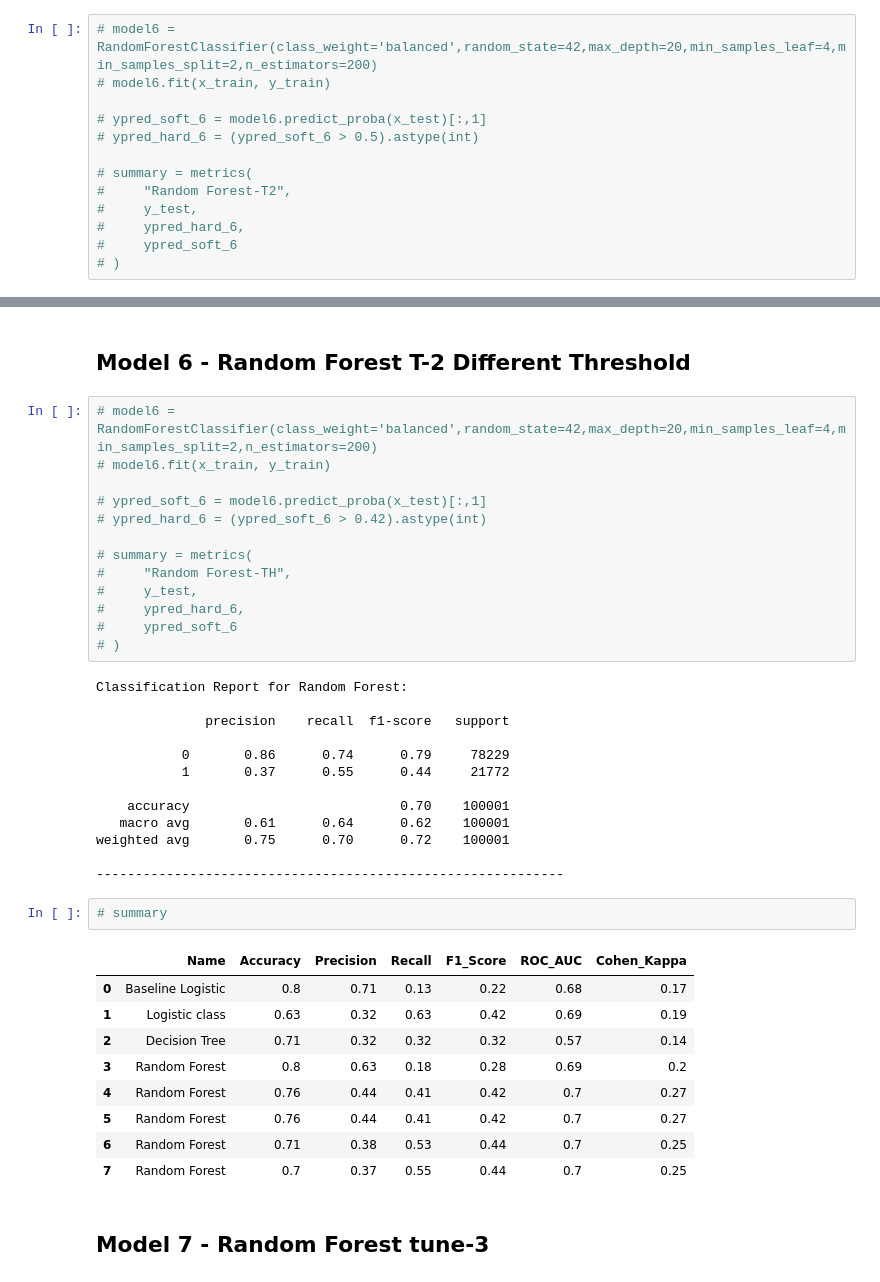
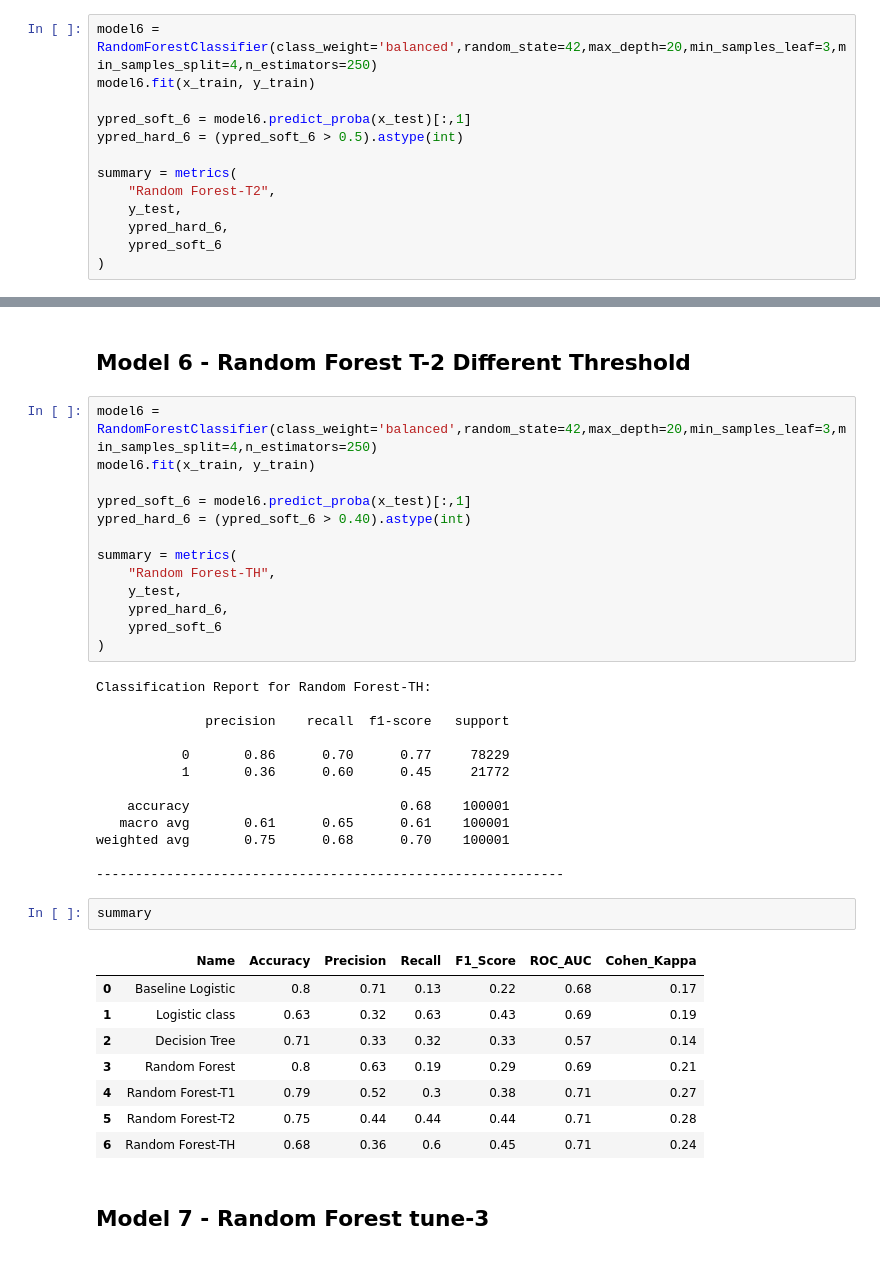
Before and after one commit to Benlite777/airline-operational-risk, a Jupyter notebook: notebooks/model_building.ipynb, the cells around one changed output, grey strips where cells are left out. Saved outputs shown, nothing was run; the diff lists cells and outputs as text.

Commit message:
model building completed

```diff
--- a/notebooks/model_building.ipynb
+++ b/notebooks/model_building.ipynb
@@ -351,14 +331,14 @@ gscv2.best_params_
 # %%
-# model6 = RandomForestClassifier(class_weight='balanced',random_state=42,max_depth=20,min_samples_leaf=4,min_samples_split=2,n_estimators=200)
-# model6.fit(x_train, y_train)
+model6 = RandomForestClassifier(class_weight='balanced',random_state=42,max_depth=20,min_samples_leaf=3,min_samples_split=4,n_estimators=250)
+model6.fit(x_train, y_train)
 
-# ypred_soft_6 = model6.predict_proba(x_test)[:,1]
-# ypred_hard_6 = (ypred_soft_6 > 0.5).astype(int)
+ypred_soft_6 = model6.predict_proba(x_test)[:,1]
+ypred_hard_6 = (ypred_soft_6 > 0.5).astype(int)
 
-# summary = metrics(
-#     "Random Forest-T2",
-#     y_test,
-#     ypred_hard_6,
-#     ypred_soft_6
-# )
+summary = metrics(
+    "Random Forest-T2",
+    y_test,
+    ypred_hard_6,
+    ypred_soft_6
+)
 # %% [output]
@@ -402,43 +382,42 @@ Youden Index : 0.29
 # %% [markdown]
 ## Model 6 - Random Forest T-2 Different Threshold
 # %%
-# model6 = RandomForestClassifier(class_weight='balanced',random_state=42,max_depth=20,min_samples_leaf=4,min_samples_split=2,n_estimators=200)
-# model6.fit(x_train, y_train)
+model6 = RandomForestClassifier(class_weight='balanced',random_state=42,max_depth=20,min_samples_leaf=3,min_samples_split=4,n_estimators=250)
+model6.fit(x_train, y_train)
 
-# ypred_soft_6 = model6.predict_proba(x_test)[:,1]
-# ypred_hard_6 = (ypred_soft_6 > 0.42).astype(int)
+ypred_soft_6 = model6.predict_proba(x_test)[:,1]
+ypred_hard_6 = (ypred_soft_6 > 0.40).astype(int)
 
-# summary = metrics(
-#     "Random Forest-TH",
-#     y_test,
-#     ypred_hard_6,
-#     ypred_soft_6
-# )
+summary = metrics(
+    "Random Forest-TH",
+    y_test,
+    ypred_hard_6,
+    ypred_soft_6
+)
 # %% [output]
-Classification Report for Random Forest:
+Classification Report for Random Forest-TH:
 
               precision    recall  f1-score   support
 
-           0       0.86      0.74      0.79     78229
-           1       0.37      0.55      0.44     21772
+           0       0.86      0.70      0.77     78229
+           1       0.36      0.60      0.45     21772
 
-    accuracy                           0.70    100001
-   macro avg       0.61      0.64      0.62    100001
-weighted avg       0.75      0.70      0.72    100001
+    accuracy                           0.68    100001
+   macro avg       0.61      0.65      0.61    100001
+weighted avg       0.75      0.68      0.70    100001
 
 ------------------------------------------------------------
 # %%
-# summary
+summary
 # %% [output]
 |  | Name | Accuracy | Precision | Recall | F1_Score | ROC_AUC | Cohen_Kappa |
 | 0 | Baseline Logistic | 0.8 | 0.71 | 0.13 | 0.22 | 0.68 | 0.17 |
-| 1 | Logistic class | 0.63 | 0.32 | 0.63 | 0.42 | 0.69 | 0.19 |
-| 2 | Decision Tree | 0.71 | 0.32 | 0.32 | 0.32 | 0.57 | 0.14 |
-| 3 | Random Forest | 0.8 | 0.63 | 0.18 | 0.28 | 0.69 | 0.2 |
-| 4 | Random Forest | 0.76 | 0.44 | 0.41 | 0.42 | 0.7 | 0.27 |
-| 5 | Random Forest | 0.76 | 0.44 | 0.41 | 0.42 | 0.7 | 0.27 |
-| 6 | Random Forest | 0.71 | 0.38 | 0.53 | 0.44 | 0.7 | 0.25 |
-| 7 | Random Forest | 0.7 | 0.37 | 0.55 | 0.44 | 0.7 | 0.25 |
+| 1 | Logistic class | 0.63 | 0.32 | 0.63 | 0.43 | 0.69 | 0.19 |
+| 2 | Decision Tree | 0.71 | 0.33 | 0.32 | 0.33 | 0.57 | 0.14 |
+| 3 | Random Forest | 0.8 | 0.63 | 0.19 | 0.29 | 0.69 | 0.21 |
+| 4 | Random Forest-T1 | 0.79 | 0.52 | 0.3 | 0.38 | 0.71 | 0.27 |
+| 5 | Random Forest-T2 | 0.75 | 0.44 | 0.44 | 0.44 | 0.71 | 0.28 |
+| 6 | Random Forest-TH | 0.68 | 0.36 | 0.6 | 0.45 | 0.71 | 0.24 |
 # %% [markdown]
 ## Model 7 - Random Forest tune-3
 # %%
```
Also changed, not shown: parts of 28 cells of this notebook.
